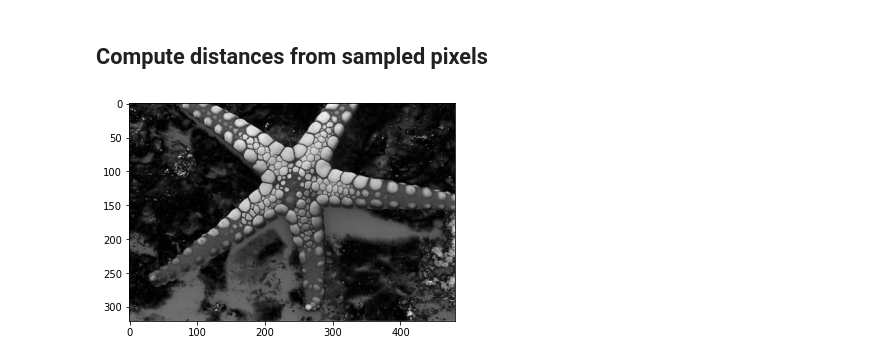
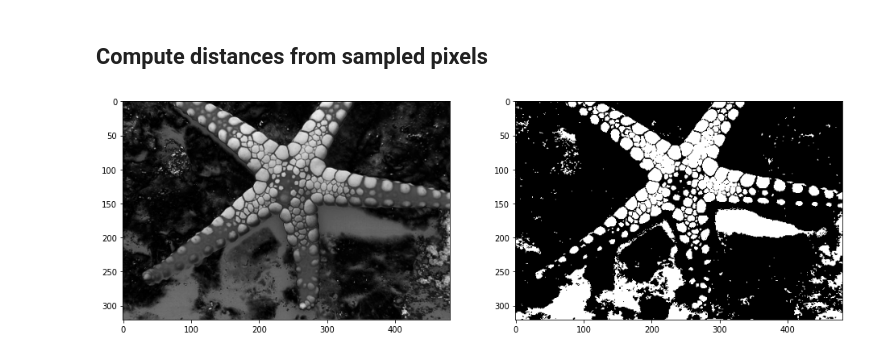
Before and after one commit to brunompacheco/computer-vision, a Jupyter notebook: exercises/02-bmp-similarity-metrics-segmentation.ipynb, the cells around one changed output. Cells and saved outputs as stored; diff of their text form; code cells hidden in the pictures.

Commit message:
add thresholding

```diff
--- a/exercises/02-bmp-similarity-metrics-segmentation.ipynb
+++ b/exercises/02-bmp-similarity-metrics-segmentation.ipynb
@@ -107,17 +107,23 @@ plt.show()
 # %%
 def dist_mask(image, sample, metric='euclidean', **kwargs):
     img_pixels = image.reshape(-1, *image.shape[-1:])
     smp_pixels = sample.reshape(-1, *sample.shape[-1:])
 
-    # cdist(smp_pixels, smp_pixels, metric=metric, **kwargs)
-
     dist_mat = cdist(img_pixels, smp_pixels, metric=metric, **kwargs)
 
     return dist_mat.sum(axis=-1).reshape(image.shape[:-1])
 
-threshold = np.percentile(dists, q=95)
+sample_dists = dist_mask(sample, sample)
+threshold = np.percentile(sample_dists, q=95)
 
-plt.imshow(dist_mask(image, sample), cmap='gray')
+dists = dist_mask(image, sample)
+
+ax = plt.subplot(121)
+ax.imshow(dists, cmap='gray')
+ax = plt.subplot(122)
+ax.imshow(dists < threshold, cmap='gray')
+
+plt.gcf().set_size_inches((16,5))
 plt.show()
 # %% [output]
-[figure, old version]
+[figure, new version]
```
Also changed, not shown: parts of 6 cells of this notebook.
